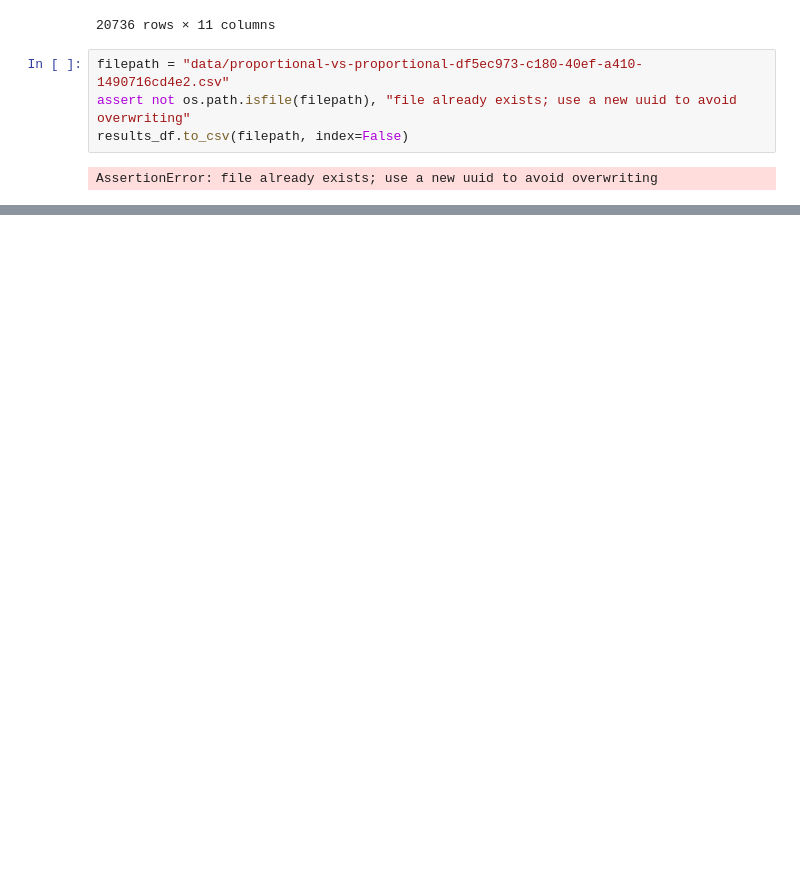
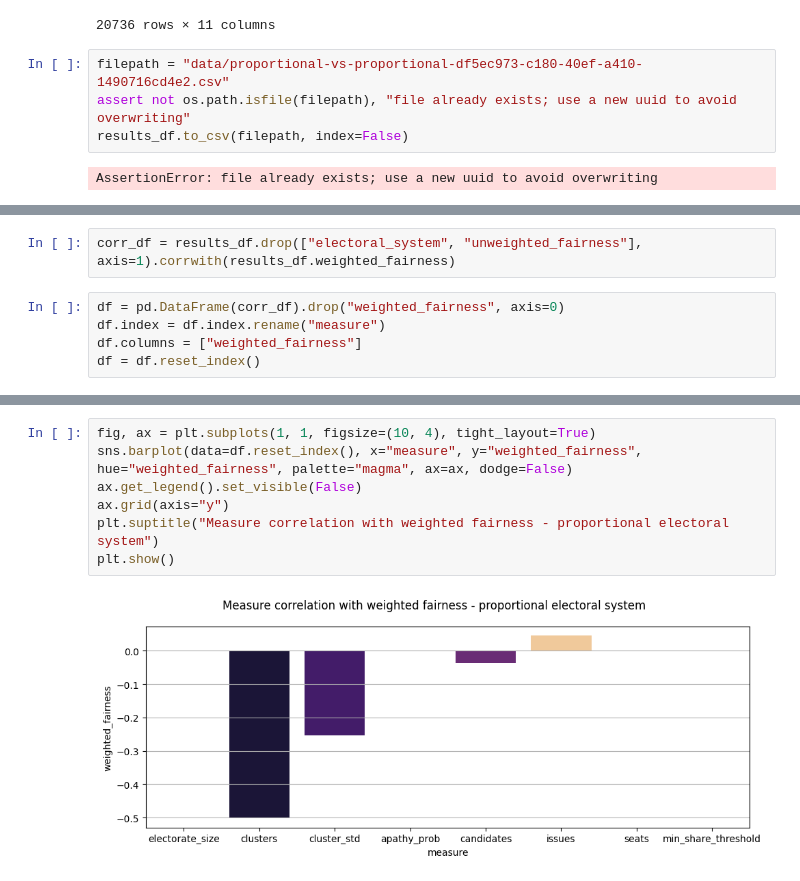
Before and after one commit to Expan75/complex-simulation-project, a Jupyter notebook: proportional_vs_proportional.ipynb, the cells around one changed output, grey strips where cells are left out. Drawn from its saved outputs; the diff is of its cells as text; blank space fills up the shorter version.

Commit message:
add final graph for prop vs prob, skip on stat sig testing

```diff
--- a/proportional_vs_proportional.ipynb
+++ b/proportional_vs_proportional.ipynb
@@ -81,0 +84,7 @@ AssertionError: file already exists; use a new uuid to avoid overwriting
+# %%
+corr_df = results_df.drop(["electoral_system", "unweighted_fairness"], axis=1).corrwith(results_df.weighted_fairness)
+# %%
+df = pd.DataFrame(corr_df).drop("weighted_fairness", axis=0)
+df.index = df.index.rename("measure")
+df.columns = ["weighted_fairness"]
+df = df.reset_index()
@@ -81,0 +104,9 @@ AssertionError: file already exists; use a new uuid to avoid overwriting
+# %%
+fig, ax = plt.subplots(1, 1, figsize=(10, 4), tight_layout=True)
+sns.barplot(data=df.reset_index(), x="measure", y="weighted_fairness", hue="weighted_fairness", palette="magma", ax=ax, dodge=False)
+ax.get_legend().set_visible(False)
+ax.grid(axis="y")
+plt.suptitle("Measure correlation with weighted fairness - proportional electoral system")
+plt.show()
+# %% [output]
+[figure, added]
```
Also changed, not shown: parts of 4 cells of this notebook.
